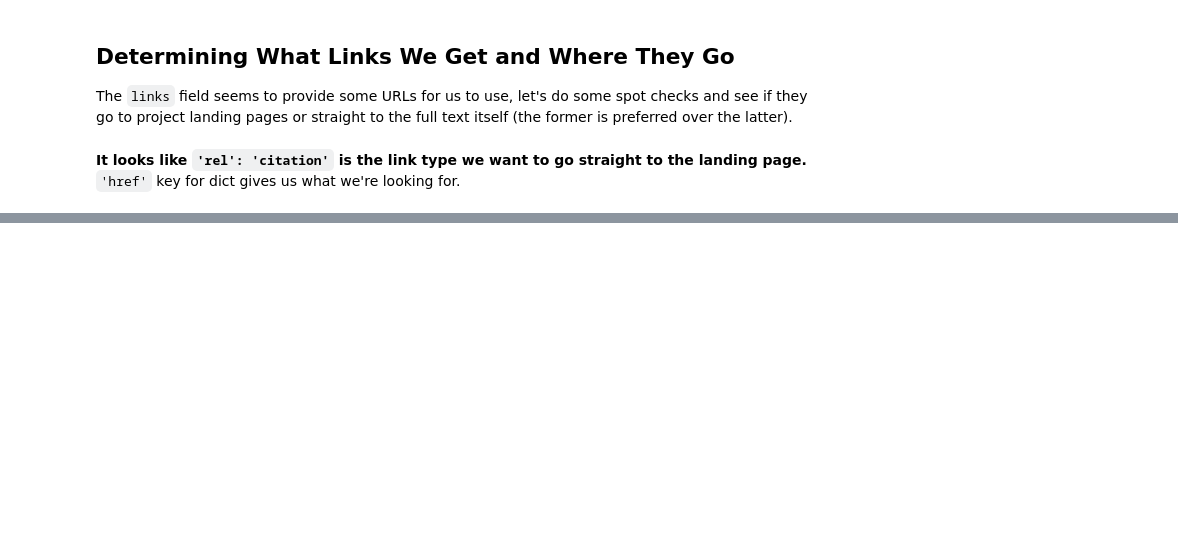
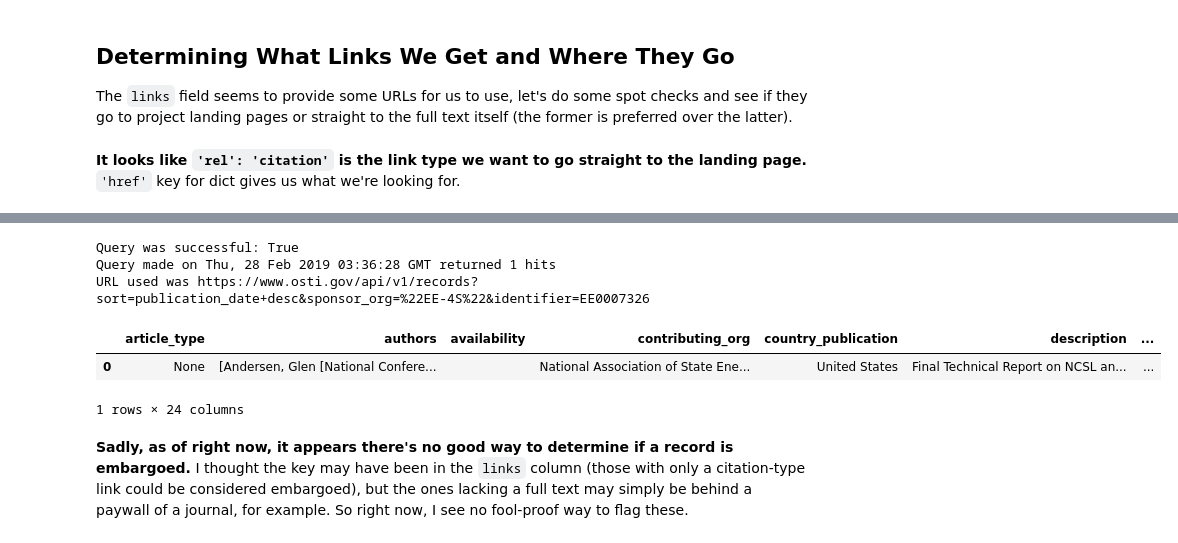
Before and after one commit to jwittenbach/OSTI-API, a Jupyter notebook: OSTI API Querying.ipynb, the cells around one changed output, grey strips where cells are left out. Drawn from its saved outputs; the diff is of its cells as text; code cells hidden in the pictures; blank space fills up the shorter version.

```diff
--- a/OSTI API Querying.ipynb
+++ b/OSTI API Querying.ipynb
@@ -152,0 +153,25 @@ df['citation_link'] = df['links'].apply(citation_URL)
+# %%
+params = {'sort': 'publication_date desc', 'sponsor_org': '"EE-4S"',
+         'identifier': 'EE0007326'}
+
+r = requests.get(URL, params=params)
+
+query_date = r.headers["Date"]
+results_count = r.headers['X-Total-Count']
+
+print(f"Query was successful: {r.status_code == requests.codes.ok}")
+print(f"Query made on {query_date} returned {results_count} hits")
+print(f"URL used was {r.url}")
+# %% [output]
+Query was successful: True
+Query made on Thu, 28 Feb 2019 03:36:28 GMT returned 1 hits
+URL used was https://www.osti.gov/api/v1/records?sort=publication_date+desc&sponsor_org=%22EE-4S%22&identifier=EE0007326
+# %%
+df_test = pd.DataFrame.from_dict(r.json())
+df_test
+# %% [output]
+|  | article_type | authors | availability | contributing_org | country_publication | description | ... |
+| 0 | None | [Andersen, Glen [National Confere... |  | National Association of State Ene... | United States | Final Technical Report on NCSL an... | ... |
+1 rows × 24 columns
+# %% [markdown]
+**Sadly, as of right now, it appears there's no good way to determine if a record is embargoed.** I thought the key may have been in the `links` column (those with only a citation-type link could be considered embargoed), but the ones lacking a full text may simply be behind a paywall of a journal, for example. So right now, I see no fool-proof way to flag these.
```
Also changed, not shown: parts of 9 cells of this notebook, 2 other files.
